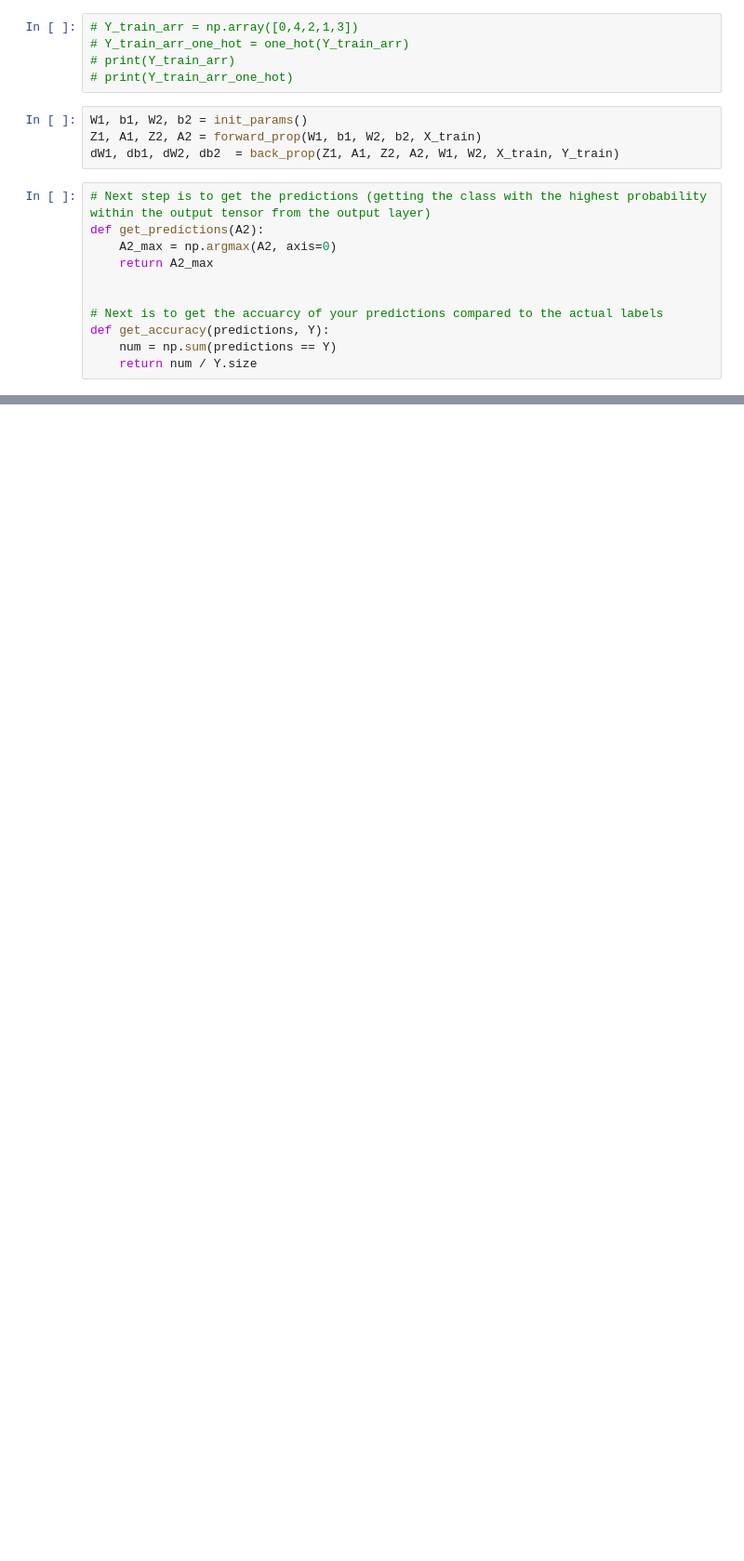
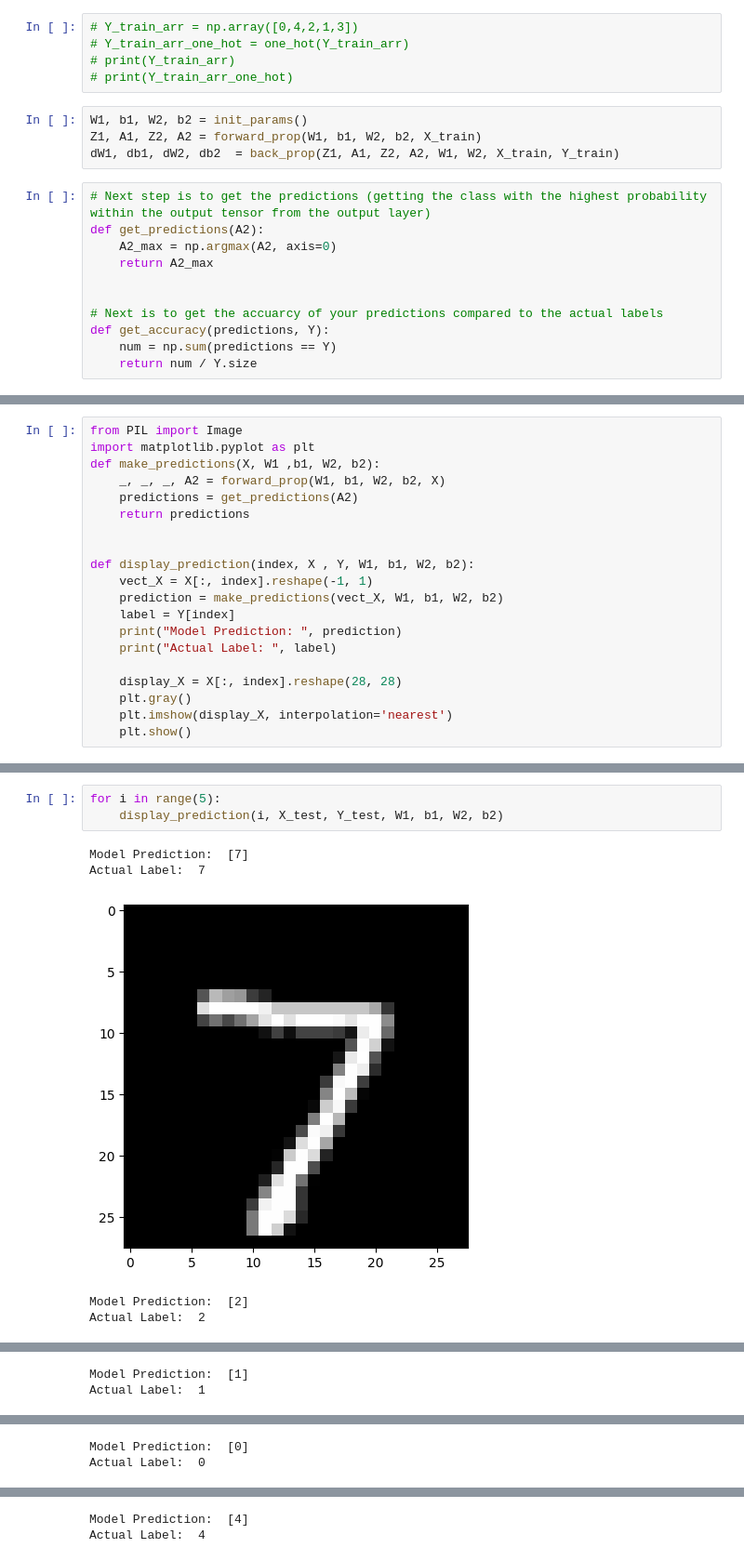
Before and after one commit to lkottom/ml_personal_projects, a Jupyter notebook: MNIST_detailed.ipynb, the cells around one changed output, grey strips where cells are left out. Shown: that part at 93% size. Cells and saved outputs as stored; diff of their text form; blank space fills up the shorter version.

```diff
--- a/MNIST_detailed.ipynb
+++ b/MNIST_detailed.ipynb
@@ -269,0 +319,20 @@ Iteration: 500, Train Accuarcy: 84.75%
+# %%
+from PIL import Image
+import matplotlib.pyplot as plt
+def make_predictions(X, W1 ,b1, W2, b2):
+    _, _, _, A2 = forward_prop(W1, b1, W2, b2, X)
+    predictions = get_predictions(A2)
+    return predictions
+
+
+def display_prediction(index, X , Y, W1, b1, W2, b2):
+    vect_X = X[:, index].reshape(-1, 1)
+    prediction = make_predictions(vect_X, W1, b1, W2, b2)
+    label = Y[index]
+    print("Model Prediction: ", prediction)
+    print("Actual Label: ", label)
+
+    display_X = X[:, index].reshape(28, 28)
+    plt.gray()
+    plt.imshow(display_X, interpolation='nearest')
+    plt.show()
@@ -269,0 +352,9 @@ Iteration: 500, Train Accuarcy: 84.75%
+# %%
+for i in range(5):
+    display_prediction(i, X_test, Y_test, W1, b1, W2, b2)
+# %% [output]
+Model Prediction:  [7]
+Actual Label:  7
+[figure, added]
+Model Prediction:  [2]
+Actual Label:  2
@@ -269,0 +362,2 @@ Iteration: 500, Train Accuarcy: 84.75%
+Model Prediction:  [1]
+Actual Label:  1
@@ -269,0 +365,2 @@ Iteration: 500, Train Accuarcy: 84.75%
+Model Prediction:  [0]
+Actual Label:  0
@@ -269,0 +368,2 @@ Iteration: 500, Train Accuarcy: 84.75%
+Model Prediction:  [4]
+Actual Label:  4
```
Also changed, not shown: parts of 10 cells of this notebook, 5 other files.
